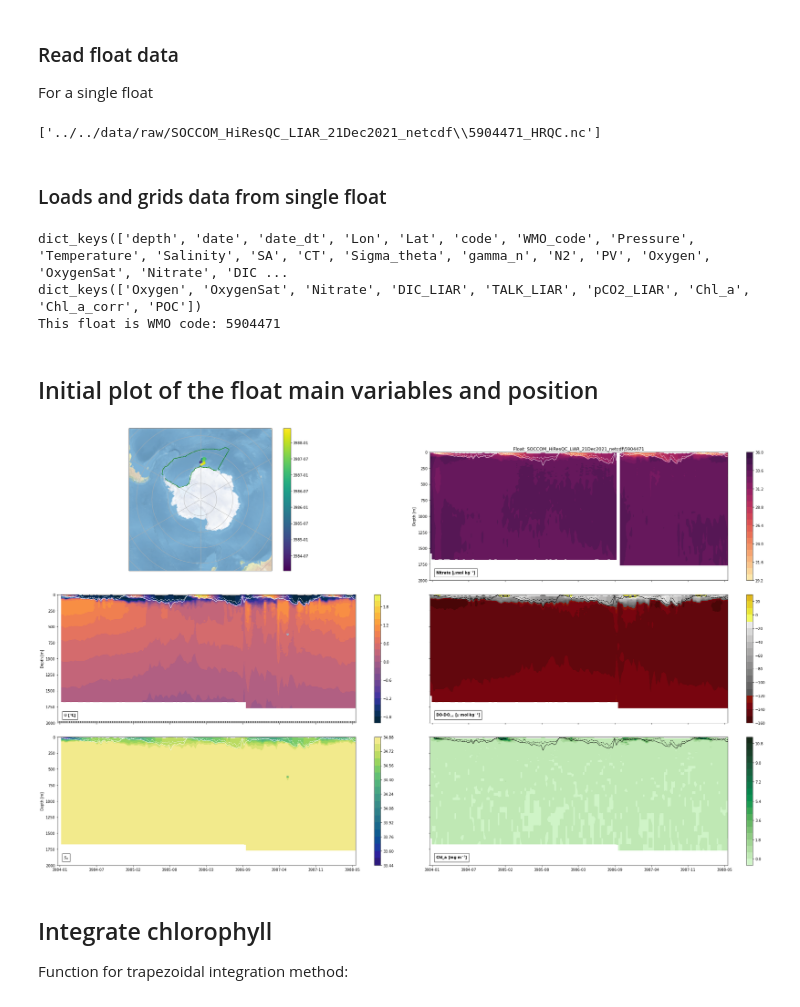
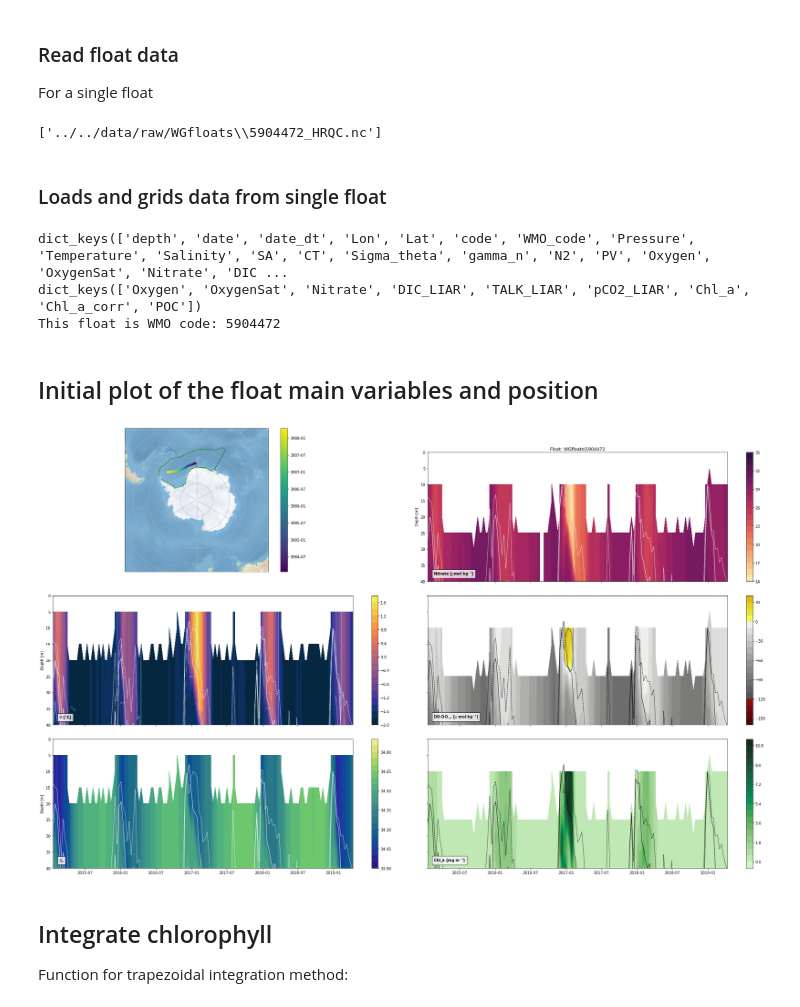
Before and after one commit to ClaraCDouglas/net_community_production, a Jupyter notebook: notebooks/FromBieito/UnderIceAnalysis.ipynb, the cells around one changed output. Drawn from its saved outputs; the diff is of its cells as text; code cells hidden in the pictures.

```diff
--- a/notebooks/FromBieito/UnderIceAnalysis.ipynb
+++ b/notebooks/FromBieito/UnderIceAnalysis.ipynb
@@ -23,15 +25,15 @@ register_matplotlib_converters()
 
 For a single float
 # %%
-file_folder = "../../data/raw/SOCCOM_HiResQC_LIAR_21Dec2021_netcdf/" # specify directory relative to location of notebook
+file_folder = "../../data/raw/WGfloats/" # specify directory relative to location of notebook #SOCCOM_HiResQC_LIAR_21Dec2021_netcdf
                 # WGfloats
-float_number = "5904471" #7900918 #9094/5904471 #5904397
+float_number = "5904472" #7900918 #9094/5904471 #5904397
 
 files = sorted(glob.glob(file_folder+"/*"+float_number+"*.nc"))
 print(files)
 #files = sorted(glob.glob(file_folder+"/*.nc"))
 # %% [output]
-['../../data/raw/SOCCOM_HiResQC_LIAR_21Dec2021_netcdf\\5904471_HRQC.nc']
+['../../data/raw/WGfloats\\5904472_HRQC.nc']
 # %% [markdown]
 ### Loads and grids data from single float
 # %%
@@ -47,21 +49,21 @@ print("This float is WMO code: %s"%(FLOAT.gr["WMO_code"]))
 # %% [output]
 dict_keys(['depth', 'date', 'date_dt', 'Lon', 'Lat', 'code', 'WMO_code', 'Pressure', 'Temperature', 'Salinity', 'SA', 'CT', 'Sigma_theta', 'gamma_n', 'N2', 'PV', 'Oxygen', 'OxygenSat', 'Nitrate', 'DIC ...
 dict_keys(['Oxygen', 'OxygenSat', 'Nitrate', 'DIC_LIAR', 'TALK_LIAR', 'pCO2_LIAR', 'Chl_a', 'Chl_a_corr', 'POC'])
-This float is WMO code: 5904471
+This float is WMO code: 5904472
 # %% [markdown]
 ## Initial plot of the float main variables and position
 # %%
 %matplotlib inline
 #qt
 studyarea=pd.read_csv('../../data/processed/ANDREXbox.csv',header=None).values
 
 #with this command you can have an overview of the float data
-FLOAT.plots_map_main_variables(studyarea, shows = True, saves = False)#,  ylim=  (600,0))
+FLOAT.plots_map_main_variables(studyarea, shows = True, saves = False,  ylim=  (40,0))
 #FLOAT.plots_mixing_layer_profile(20, show = True)
 
 #plt.plot(FLOAT.gr["date"],FLOAT.gr["gpa_500_1500"])
 # %% [output]
-[figure, old version]
+[figure, new version]
 # %% [markdown]
 ## Integrate chlorophyll
 
```
Also changed, not shown: parts of 41 cells of this notebook.
